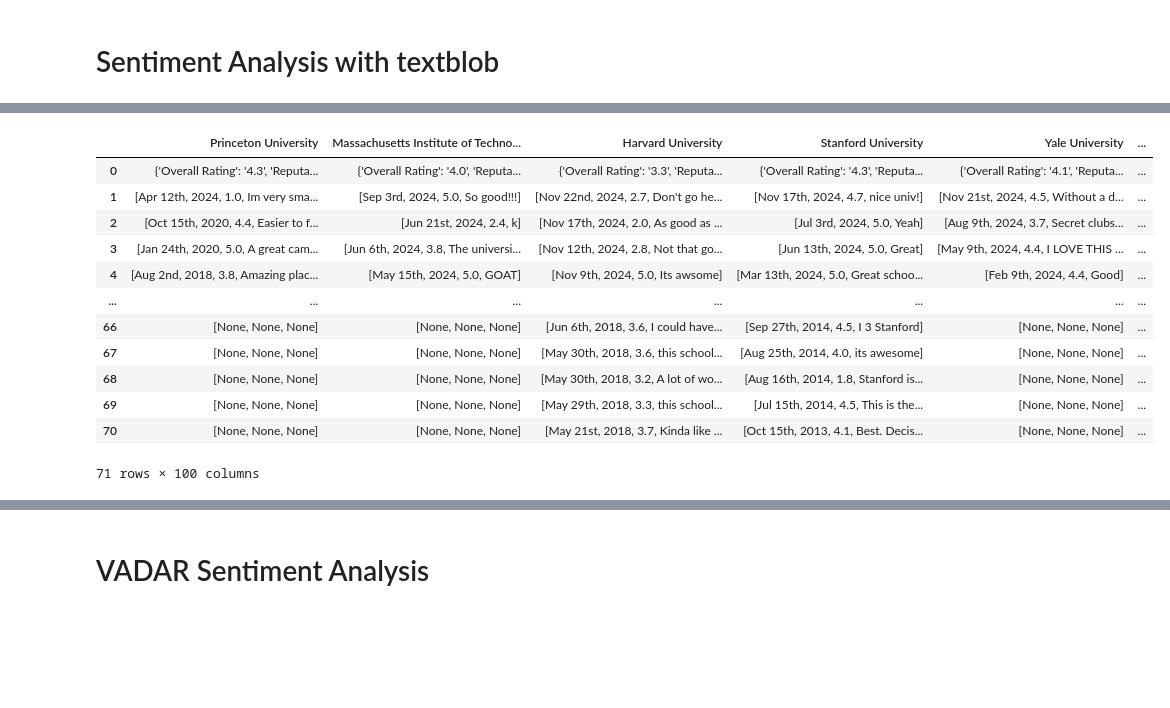
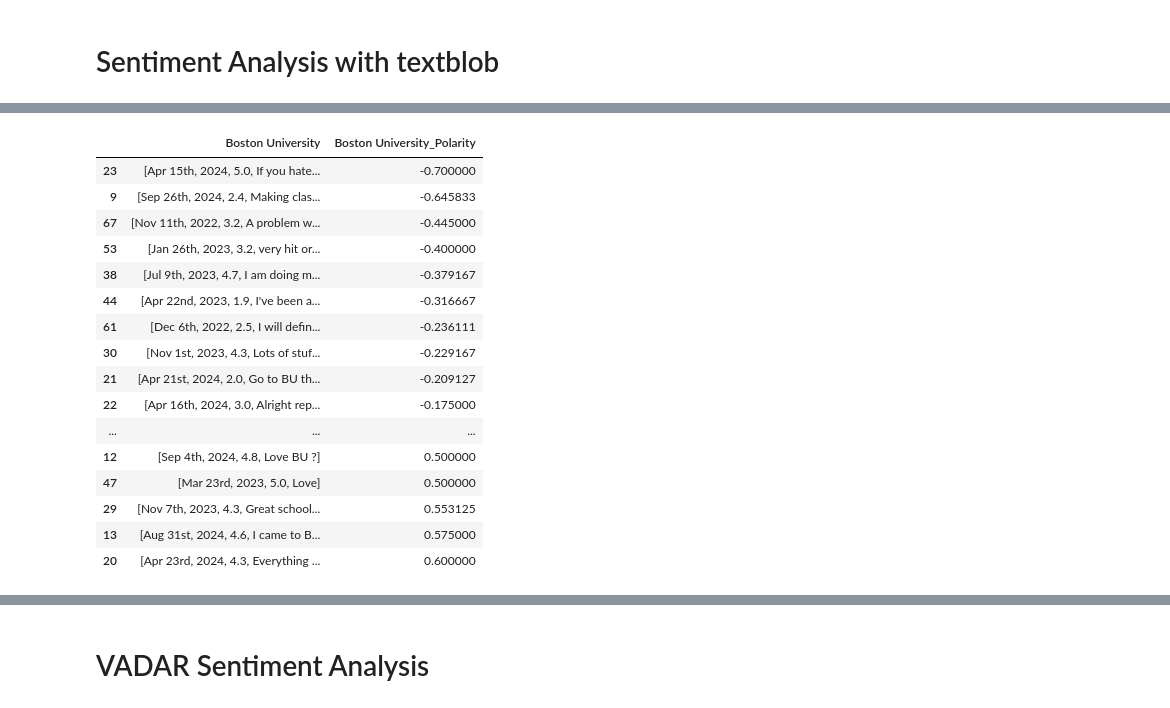
Before and after one commit to Jeanff02/CME538_Byte_Me_Big_Project, a Jupyter notebook: RatemyProfessorScrape.ipynb, the cells around one changed output, grey strips where cells are left out. Drawn from its saved outputs; the diff is of its cells as text; code cells hidden in the pictures; blank space fills up the shorter version.

Commit message:
RMP Data code with tables and proper scores

```diff
--- a/RatemyProfessorScrape.ipynb
+++ b/RatemyProfessorScrape.ipynb
@@ -369,18 +369,23 @@ Requirement already satisfied: regex>=2021.8.3 in c:\users\jeanf\anaconda3\lib\s
 Requirement already satisfied: tqdm in c:\users\jeanf\anaconda3\lib\site-packages (from nltk>=3.8->textblob) (4.66.4)
 Requirement already satisfied: colorama in c:\users\jeanf\anaconda3\lib\site-packages (from click->nltk>=3.8->textblob) (0.4.6)
 # %%
-textblob_analysis
+# textblob_analysis
+textblob_analysis[['Boston University', 'Boston University_Polarity']].sort_values(by='Boston University_Polarity').head(60)
 # %% [output]
-|  | Princeton University | Massachusetts Institute of Techno... | Harvard University | Stanford University | Yale University | ... |
-| 0 | {'Overall Rating': '4.3', 'Reputa... | {'Overall Rating': '4.0', 'Reputa... | {'Overall Rating': '3.3', 'Reputa... | {'Overall Rating': '4.3', 'Reputa... | {'Overall Rating': '4.1', 'Reputa... | ... |
-| 1 | [Apr 12th, 2024, 1.0, Im very sma... | [Sep 3rd, 2024, 5.0, So good!!!] | [Nov 22nd, 2024, 2.7, Don't go he... | [Nov 17th, 2024, 4.7, nice univ!] | [Nov 21st, 2024, 4.5, Without a d... | ... |
-| 2 | [Oct 15th, 2020, 4.4, Easier to f... | [Jun 21st, 2024, 2.4, k] | [Nov 17th, 2024, 2.0, As good as ... | [Jul 3rd, 2024, 5.0, Yeah] | [Aug 9th, 2024, 3.7, Secret clubs... | ... |
-| 3 | [Jan 24th, 2020, 5.0, A great cam... | [Jun 6th, 2024, 3.8, The universi... | [Nov 12th, 2024, 2.8, Not that go... | [Jun 13th, 2024, 5.0, Great] | [May 9th, 2024, 4.4, I LOVE THIS ... | ... |
-| 4 | [Aug 2nd, 2018, 3.8, Amazing plac... | [May 15th, 2024, 5.0, GOAT] | [Nov 9th, 2024, 5.0, Its awsome] | [Mar 13th, 2024, 5.0, Great schoo... | [Feb 9th, 2024, 4.4, Good] | ... |
-| ... | ... | ... | ... | ... | ... | ... |
-| 66 | [None, None, None] | [None, None, None] | [Jun 6th, 2018, 3.6, I could have... | [Sep 27th, 2014, 4.5, I 3 Stanford] | [None, None, None] | ... |
-| 67 | [None, None, None] | [None, None, None] | [May 30th, 2018, 3.6, this school... | [Aug 25th, 2014, 4.0, its awesome] | [None, None, None] | ... |
-| 68 | [None, None, None] | [None, None, None] | [May 30th, 2018, 3.2, A lot of wo... | [Aug 16th, 2014, 1.8, Stanford is... | [None, None, None] | ... |
-| 69 | [None, None, None] | [None, None, None] | [May 29th, 2018, 3.3, this school... | [Jul 15th, 2014, 4.5, This is the... | [None, None, None] | ... |
-| 70 | [None, None, None] | [None, None, None] | [May 21st, 2018, 3.7, Kinda like ... | [Oct 15th, 2013, 4.1, Best. Decis... | [None, None, None] | ... |
+|  | Boston University | Boston University_Polarity |
+| 23 | [Apr 15th, 2024, 5.0, If you hate... | -0.700000 |
+| 9 | [Sep 26th, 2024, 2.4, Making clas... | -0.645833 |
+| 67 | [Nov 11th, 2022, 3.2, A problem w... | -0.445000 |
+| 53 | [Jan 26th, 2023, 3.2, very hit or... | -0.400000 |
+| 38 | [Jul 9th, 2023, 4.7, I am doing m... | -0.379167 |
+| 44 | [Apr 22nd, 2023, 1.9, I've been a... | -0.316667 |
+| 61 | [Dec 6th, 2022, 2.5, I will defin... | -0.236111 |
+| 30 | [Nov 1st, 2023, 4.3, Lots of stuf... | -0.229167 |
+| 21 | [Apr 21st, 2024, 2.0, Go to BU th... | -0.209127 |
+| 22 | [Apr 16th, 2024, 3.0, Alright rep... | -0.175000 |
+| ... | ... | ... |
+| 12 | [Sep 4th, 2024, 4.8, Love BU ?] | 0.500000 |
+| 47 | [Mar 23rd, 2023, 5.0, Love] | 0.500000 |
+| 29 | [Nov 7th, 2023, 4.3, Great school... | 0.553125 |
+| 13 | [Aug 31st, 2024, 4.6, I came to B... | 0.575000 |
+| 20 | [Apr 23rd, 2024, 4.3, Everything ... | 0.600000 |
-71 rows × 100 columns
```
Also changed, not shown: parts of 10 cells of this notebook, 1 other file.
